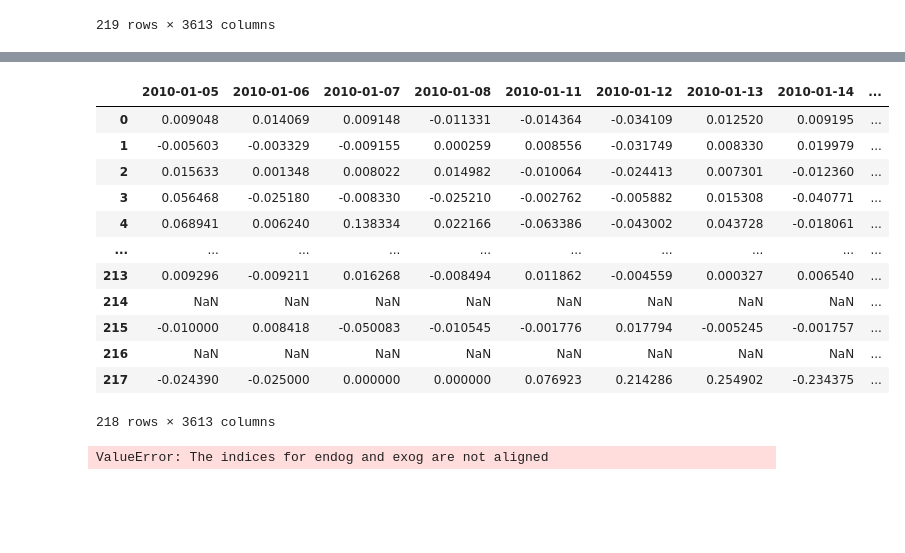
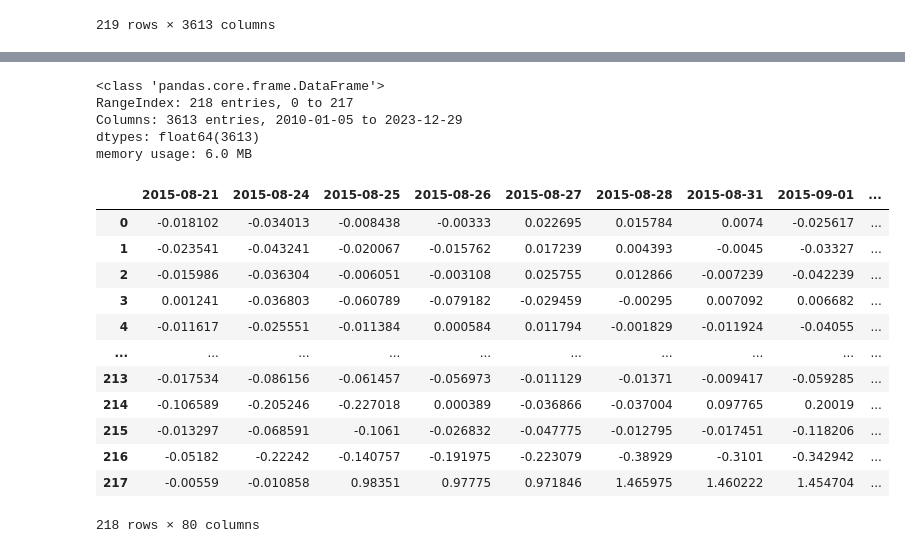
Before and after one commit to grallv/DSB2, a Jupyter notebook: calc_normalret.ipynb, the cells around one changed output, grey strips where cells are left out. Saved outputs shown, nothing was run; the diff lists cells and outputs as text; code cells hidden in the pictures; blank space fills up the shorter version.

```diff
--- a/calc_normalret.ipynb
+++ b/calc_normalret.ipynb
@@ -43,18 +45,10 @@ mret_na
 asset_i_ret = daily_ret.drop('mean', axis=0)
 asset_i_ret = asset_i_ret.reset_index()
 asset_i_ret = asset_i_ret.drop(columns='index')
-asset_i_ret
+asset_i_ret.info()
 # %% [output]
-|  | 2010-01-05 | 2010-01-06 | 2010-01-07 | 2010-01-08 | 2010-01-11 | 2010-01-12 | 2010-01-13 | 2010-01-14 | ... |
-| 0 | 0.009048 | 0.014069 | 0.009148 | -0.011331 | -0.014364 | -0.034109 | 0.012520 | 0.009195 | ... |
-| 1 | -0.005603 | -0.003329 | -0.009155 | 0.000259 | 0.008556 | -0.031749 | 0.008330 | 0.019979 | ... |
-| 2 | 0.015633 | 0.001348 | 0.008022 | 0.014982 | -0.010064 | -0.024413 | 0.007301 | -0.012360 | ... |
-| 3 | 0.056468 | -0.025180 | -0.008330 | -0.025210 | -0.002762 | -0.005882 | 0.015308 | -0.040771 | ... |
-| 4 | 0.068941 | 0.006240 | 0.138334 | 0.022166 | -0.063386 | -0.043002 | 0.043728 | -0.018061 | ... |
-| ... | ... | ... | ... | ... | ... | ... | ... | ... | ... |
-| 213 | 0.009296 | -0.009211 | 0.016268 | -0.008494 | 0.011862 | -0.004559 | 0.000327 | 0.006540 | ... |
-| 214 | NaN | NaN | NaN | NaN | NaN | NaN | NaN | NaN | ... |
-| 215 | -0.010000 | 0.008418 | -0.050083 | -0.010545 | -0.001776 | 0.017794 | -0.005245 | -0.001757 | ... |
-| 216 | NaN | NaN | NaN | NaN | NaN | NaN | NaN | NaN | ... |
-| 217 | -0.024390 | -0.025000 | 0.000000 | 0.000000 | 0.076923 | 0.214286 | 0.254902 | -0.234375 | ... |
-218 rows × 3613 columns
+<class 'pandas.core.frame.DataFrame'>
+RangeIndex: 218 entries, 0 to 217
+Columns: 3613 entries, 2010-01-05 to 2023-12-29
+dtypes: float64(3613)
+memory usage: 6.0 MB
@@ -63,4 +54,0 @@ X = sm.add_constant(market_ret)
-# %%
-model = sm.OLS(asset_i_ret, X).fit()
-# %% [output]
-ValueError: The indices for endog and exog are not aligned
@@ -68,0 +95,38 @@ model.params
+# %%
+event_start_idx = market_ret.columns.get_loc(event_start)
+event_end_idx = event_start_idx + event_window * 2
+# %%
+mret_event_period = market_ret.iloc[:, event_start_idx - event_window: event_end_idx + event_window]
+asset_ret_event_period = asset_i_ret.loc[:, mret_event_period.columns]
+# %%
+# calc abnormal returns
+abnormal_returns = pd.DataFrame(index=asset_ret_event_period.index, columns=mret_event_period.columns)
+# %%
+for asset in asset_ret_event_period.index:
+    # Check if alpha and beta are valid (not None)
+    if alphas.get(asset) is not None and betas.get(asset) is not None:
+        actual_returns = asset_ret_event_period.loc[asset]
+        predicted_returns = alphas[asset] + betas[asset] * mret_event_period.iloc[0]
+        abnormal_returns.loc[asset] = actual_returns - predicted_returns
+    else:
+        # Handle missing alpha or beta (skip or set NaN for abnormal returns)
+        abnormal_returns.loc[asset] = None  # Or skip this asset
+# %%
+# calc CAR
+
+cumulative_abnormal_returns = abnormal_returns.cumsum(axis=1)
+cumulative_abnormal_returns
+# %% [output]
+|  | 2015-08-21 | 2015-08-24 | 2015-08-25 | 2015-08-26 | 2015-08-27 | 2015-08-28 | 2015-08-31 | 2015-09-01 | ... |
+| 0 | -0.018102 | -0.034013 | -0.008438 | -0.00333 | 0.022695 | 0.015784 | 0.0074 | -0.025617 | ... |
+| 1 | -0.023541 | -0.043241 | -0.020067 | -0.015762 | 0.017239 | 0.004393 | -0.0045 | -0.03327 | ... |
+| 2 | -0.015986 | -0.036304 | -0.006051 | -0.003108 | 0.025755 | 0.012866 | -0.007239 | -0.042239 | ... |
+| 3 | 0.001241 | -0.036803 | -0.060789 | -0.079182 | -0.029459 | -0.00295 | 0.007092 | 0.006682 | ... |
+| 4 | -0.011617 | -0.025551 | -0.011384 | 0.000584 | 0.011794 | -0.001829 | -0.011924 | -0.04055 | ... |
+| ... | ... | ... | ... | ... | ... | ... | ... | ... | ... |
+| 213 | -0.017534 | -0.086156 | -0.061457 | -0.056973 | -0.011129 | -0.01371 | -0.009417 | -0.059285 | ... |
+| 214 | -0.106589 | -0.205246 | -0.227018 | 0.000389 | -0.036866 | -0.037004 | 0.097765 | 0.20019 | ... |
+| 215 | -0.013297 | -0.068591 | -0.1061 | -0.026832 | -0.047775 | -0.012795 | -0.017451 | -0.118206 | ... |
+| 216 | -0.05182 | -0.22242 | -0.140757 | -0.191975 | -0.223079 | -0.38929 | -0.3101 | -0.342942 | ... |
+| 217 | -0.00559 | -0.010858 | 0.98351 | 0.97775 | 0.971846 | 1.465975 | 1.460222 | 1.454704 | ... |
+218 rows × 80 columns
```
Also changed, not shown: parts of 13 cells of this notebook.
